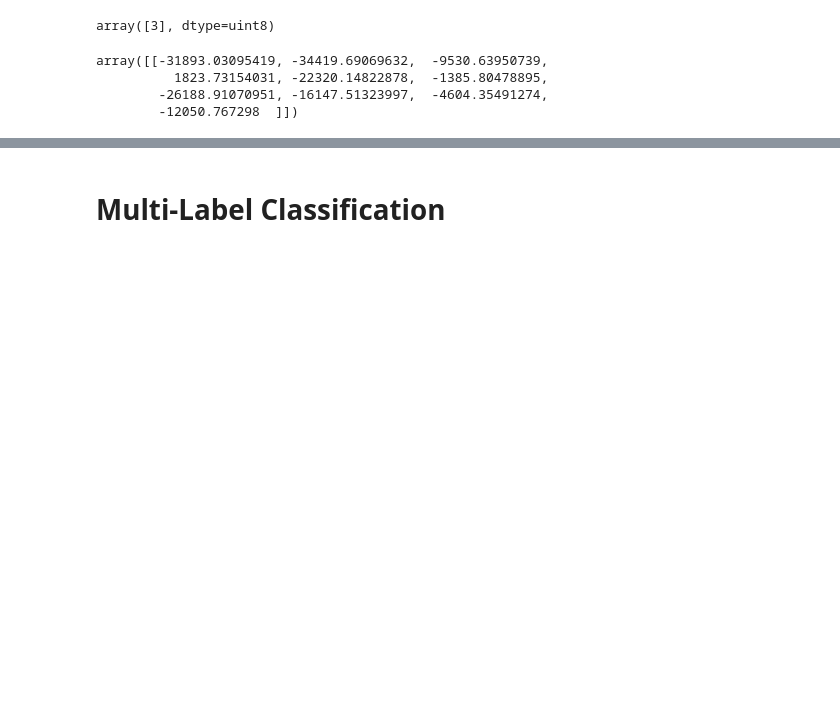
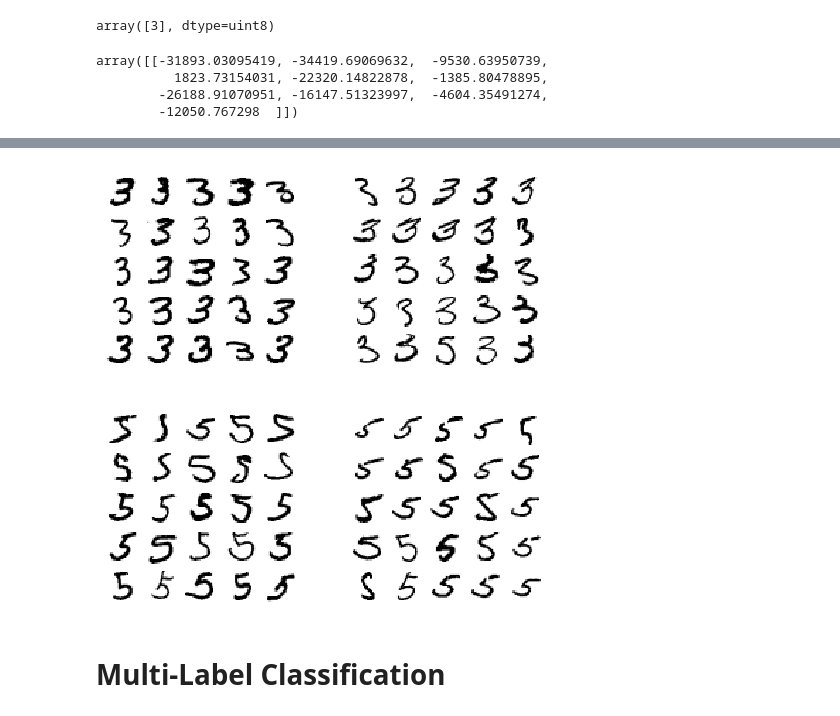
Before and after one commit to LovepreetSingh-09/ML_and_Deep_Learning, a Jupyter notebook: MNIST_Classification.ipynb, the cells around one changed output, grey strips where cells are left out. Saved outputs shown, nothing was run; the diff lists cells and outputs as text; code cells hidden in the pictures; blank space fills up the shorter version.

```diff
--- a/MNIST_Classification.ipynb
+++ b/MNIST_Classification.ipynb
@@ -369,11 +402,13 @@ X_ba = X_train[(y_train==cl_b) & (y_train_pred==cl_a)]
 X_bb = X_train[(y_train==cl_b) & (y_train_pred==cl_b)]
 # %%
 plt.figure(figsize=(8,8))
-plt.subplot(221); plot_digits(X_aa[:25], images_per_row=5)
-plt.subplot(222); plot_digits(X_ab[:25], images_per_row=5)
-plt.subplot(223); plot_digits(X_ba[:25], images_per_row=5)
-plt.subplot(224); plot_digits(X_bb[:25], images_per_row=5)
+plt.subplot(221); plt_images(X_aa[:25], images_per_row=5)
+plt.subplot(222); plt_images(X_ab[:25], images_per_row=5)
+plt.subplot(223); plt_images(X_ba[:25], images_per_row=5)
+plt.subplot(224); plt_images(X_bb[:25], images_per_row=5)
 plt.show()
+# %% [output]
+[figure, added]
 # %% [markdown]
 # Multi-Label Classification
 # %%
```
Also changed, not shown: parts of 12 cells of this notebook.
